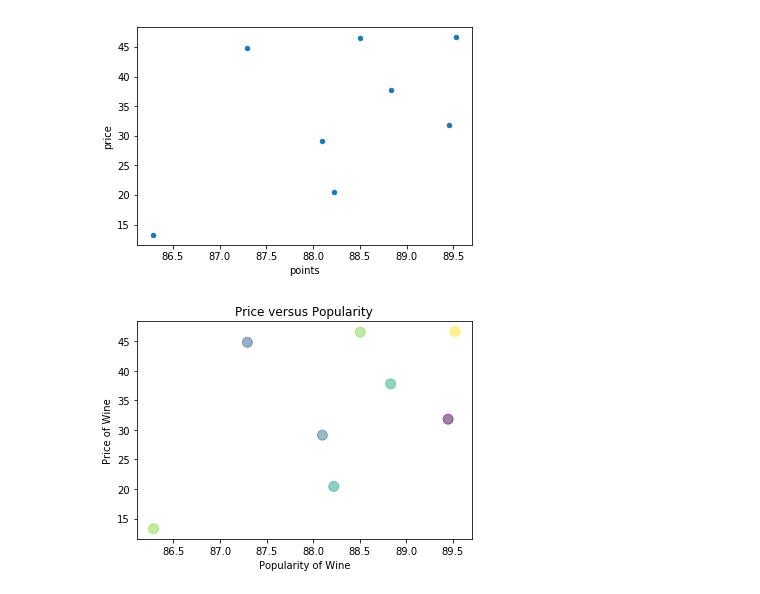
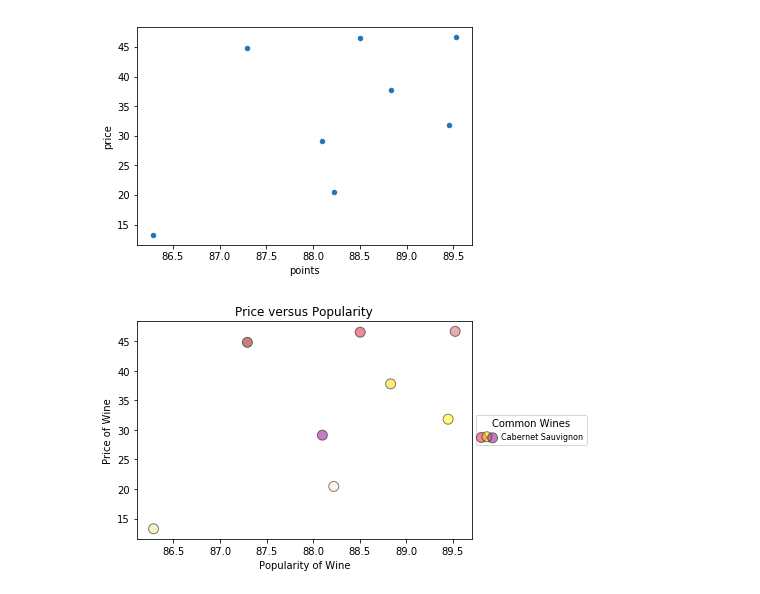
Before and after one commit to mcgeec91/Wine_Project, a Jupyter notebook: Anthony_Question5.ipynb, the cells around one changed output. Saved outputs shown, nothing was run; the diff lists cells and outputs as text; code cells hidden in the pictures.

Commit message:
updated question5

```diff
--- a/Anthony_Question5.ipynb
+++ b/Anthony_Question5.ipynb
@@ -99,20 +107,20 @@ merge_table.plot.scatter(x="points",y="price")
 <matplotlib.axes._subplots.AxesSubplot at 0x...>
 [figure]
 # %%
-N= 8
 x = merge_table ["points"]
 y = merge_table ["price"]
-colors = np.random.rand(N)
+colors = ["crimson", "gold", "darkmagenta", "darkred", "khaki", "indianred", "yellow", "blanchedalmond"]
+labels = ["Cabernet Sauvignon", "Chardonnay", "Malbec", "Merlot", "Pinot Grigio", "Pinot Noir", "Riesling", "Sauvignon Blanc"]
 area = (10)**2  # 0 to 15 point radii
 
-plt.scatter(x, y, s=area, c=colors, alpha=0.5)
+plt.scatter(x, y, s=area, c=colors, edgecolor="k", alpha=0.5)
 plt.xlabel("Popularity of Wine")
 plt.ylabel("Price of Wine")
 plt.title("Price versus Popularity")
+plt.legend(title="Common Wines", labels=labels,scatterpoints= 3 , fontsize=8, loc="center left", bbox_to_anchor=(1, 0.5))
+
+# Save the figure
+plt.savefig("question5_images/Price_vs_Popularity.png")
 plt.show()
-# Observations
-# 1: Riesling is excellent versatile wine because of it's popularity and price
-# 2: Pinot Noir is the most popular and expensive wine
-# 3: It appears that based off of the most 8 common wines price does seem to favor price
 # %% [output]
-[figure, old version]
+[figure, new version]
```
Also changed, not shown: parts of 3 cells of this notebook, 2 other files.
